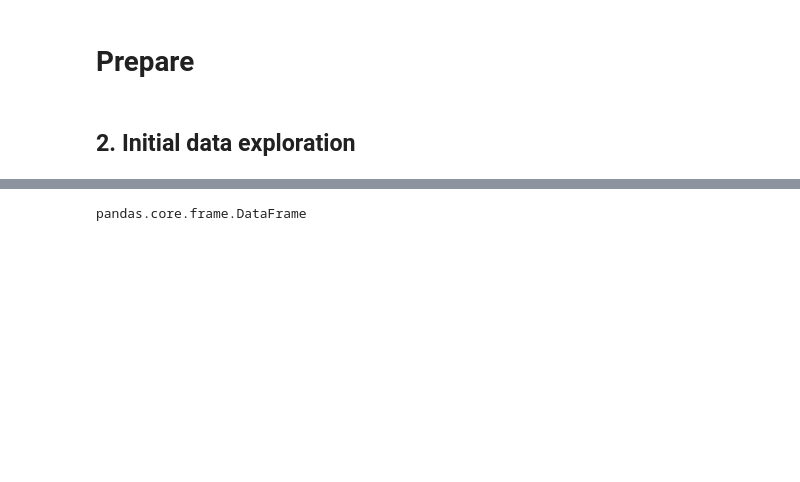
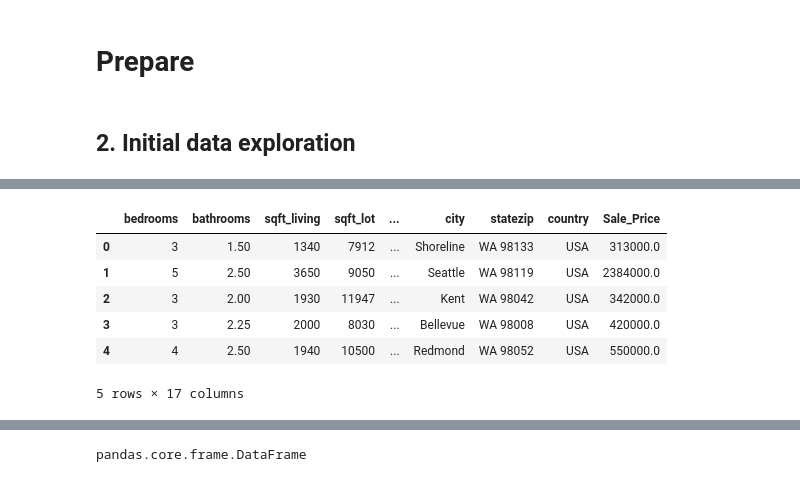
Before and after one commit to mannyjrod/housing_cost_prediction_King_County, a Jupyter notebook: KingCounty_WA_housing_price_prediction_MachineLearning_regression.ipynb, the cells around one changed output, grey strips where cells are left out. Drawn from its saved outputs; the diff is of its cells as text; code cells hidden in the pictures; blank space fills up the shorter version.

```diff
--- a/KingCounty_WA_housing_price_prediction_MachineLearning_regression.ipynb
+++ b/KingCounty_WA_housing_price_prediction_MachineLearning_regression.ipynb
@@ -72,0 +127,11 @@ data.head()
+# %%
+# See the first five rows of data using the head function
+kingCounty_df.head()
+# %% [output]
+|  | bedrooms | bathrooms | sqft_living | sqft_lot | ... | city | statezip | country | Sale_Price |
+| 0 | 3 | 1.50 | 1340 | 7912 | ... | Shoreline | WA 98133 | USA | 313000.0 |
+| 1 | 5 | 2.50 | 3650 | 9050 | ... | Seattle | WA 98119 | USA | 2384000.0 |
+| 2 | 3 | 2.00 | 1930 | 11947 | ... | Kent | WA 98042 | USA | 342000.0 |
+| 3 | 3 | 2.25 | 2000 | 8030 | ... | Bellevue | WA 98008 | USA | 420000.0 |
+| 4 | 4 | 2.50 | 1940 | 10500 | ... | Redmond | WA 98052 | USA | 550000.0 |
+5 rows × 17 columns
```
Also changed, not shown: parts of 26 cells of this notebook, 1 other file.
